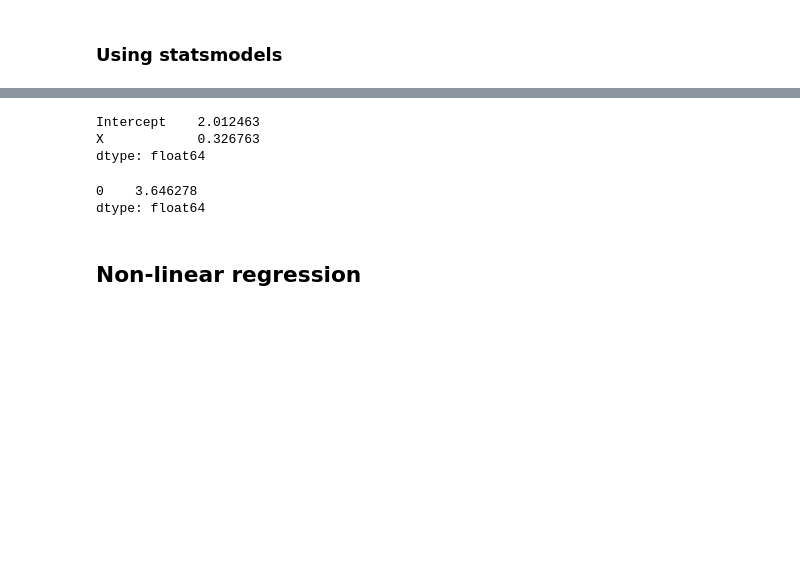
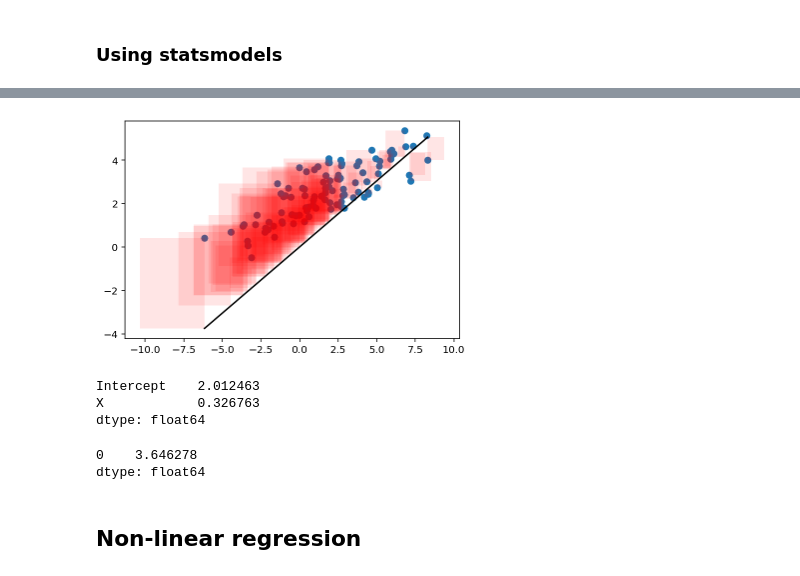
Before and after one commit to badralbanna/quantitative-neuroscience, a Jupyter notebook: (BFA) Ex 7 - regressions.ipynb, the cells around one changed output, grey strips where cells are left out. Drawn from its saved outputs; the diff is of its cells as text; code cells hidden in the pictures; blank space fills up the shorter version.

```diff
--- a/(BFA) Ex 7 - regressions.ipynb
+++ b/(BFA) Ex 7 - regressions.ipynb
@@ -140,6 +140,25 @@ OLS Regression Results
 | Kurtosis: | 2.262 | Cond. No. | 4.04 |
 Notes:
 [1] Standard Errors assume that the covariance matrix of the errors is correctly specified.
+# %%
+# alpha, beta = results.params
+beta = results.params[0]
+
+fig, ax = plt.subplots()
+ax.scatter(X, Y)
+x_pred = np.linspace(df['X'].min(), df['X'].max(), 1000)
+# y_pred = alpha + beta * x_pred
+y_pred = beta * x_pred
+ax.plot(x_pred, y_pred, color='k')
+
+# Plotting residual error
+for x, y in zip(X, Y):
+    dy = beta*x - y
+    #ax.plot([x, x], [y, y + dy], color='r', lw=.2, alpha=.2) # Uses lines
+    rect = mpl.patches.Rectangle((x, y), dy, dy, alpha=.1, color='r', lw=0) # Uses squares
+    ax.add_patch(rect)
+# %% [output]
+[figure, added]
 # %%
 # Just displaying the model params
 results.params
```
Also changed, not shown: parts of 7 cells of this notebook.
